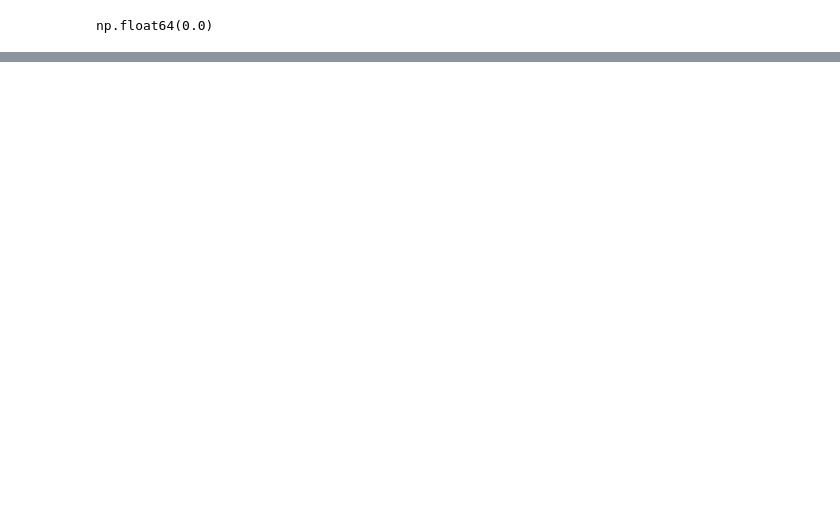
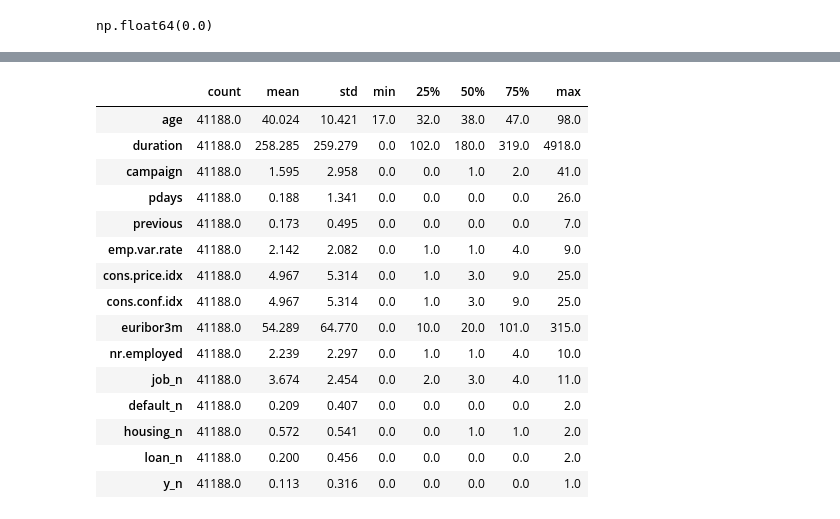
Before and after one commit to 4GeeksAcademy/first-ml-algorithm-Ana-Beren, a Jupyter notebook: src/explore.ipynb, the cells around one changed output, grey strips where cells are left out. Drawn from its saved outputs; the diff is of its cells as text; code cells hidden in the pictures; blank space fills up the shorter version.

```diff
--- a/src/explore.ipynb
+++ b/src/explore.ipynb
@@ -113,3 +130,13 @@ ds.describe().T
 ds.isnull().any(axis=1).sum()/len(ds)*100
 # %% [output]
 np.float64(0.0)
+# %%
+label_encoder = LabelEncoder()
+
+#Aplico el encoder a la columna que a cada valor le aplica un valor numérico
+ds["job"] = label_encoder.fit_transform(ds["job"])
+ds["default"] = label_encoder.fit_transform(ds["default"])
+ds["housing"] = label_encoder.fit_transform(ds["housing"])
+ds["loan"] = label_encoder.fit_transform(ds["loan"])
+ds["y"] = label_encoder.fit_transform(ds["y"])
+ds
@@ -115,0 +174,18 @@ np.float64(0.0)
+# %%
+
+ds["campaign"] = pd.factorize(ds["campaign"])[0]
+ds["pdays"] = pd.factorize(ds["pdays"])[0]
+ds["previous"] = pd.factorize(ds["previous"])[0]
+ds["emp.var.rate"] = pd.factorize(ds["emp.var.rate"])[0]
+ds["cons.price.idx"] = pd.factorize(ds["cons.price.idx"])[0]
+ds["cons.conf.idx"] = pd.factorize(ds["cons.conf.idx"])[0]
+ds["euribor3m"] = pd.factorize(ds["euribor3m"])[0]
+ds["nr.employed"] = pd.factorize(ds["nr.employed"])[0]
+ds["y_n"] = pd.factorize(ds["y"])[0]
+
+fig, axes = plt.subplots(figsize=(15, 15))
+
+sns.heatmap(ds[["campaign", "pdays", "previous", "emp.var.rate", "cons.price.idx", "cons.conf.idx", "euribor3m", "nr.employed"]].corr(), annot=True, fmt=".2f")
+
+plt.tight_layout()
+plt.show()
@@ -115,0 +194,19 @@ np.float64(0.0)
+# %%
+ds.describe().T.round(3)
+# %% [output]
+|  | count | mean | std | min | 25% | 50% | 75% | max |
+| age | 41188.0 | 40.024 | 10.421 | 17.0 | 32.0 | 38.0 | 47.0 | 98.0 |
+| duration | 41188.0 | 258.285 | 259.279 | 0.0 | 102.0 | 180.0 | 319.0 | 4918.0 |
+| campaign | 41188.0 | 1.595 | 2.958 | 0.0 | 0.0 | 1.0 | 2.0 | 41.0 |
+| pdays | 41188.0 | 0.188 | 1.341 | 0.0 | 0.0 | 0.0 | 0.0 | 26.0 |
+| previous | 41188.0 | 0.173 | 0.495 | 0.0 | 0.0 | 0.0 | 0.0 | 7.0 |
+| emp.var.rate | 41188.0 | 2.142 | 2.082 | 0.0 | 1.0 | 1.0 | 4.0 | 9.0 |
+| cons.price.idx | 41188.0 | 4.967 | 5.314 | 0.0 | 1.0 | 3.0 | 9.0 | 25.0 |
+| cons.conf.idx | 41188.0 | 4.967 | 5.314 | 0.0 | 1.0 | 3.0 | 9.0 | 25.0 |
+| euribor3m | 41188.0 | 54.289 | 64.770 | 0.0 | 10.0 | 20.0 | 101.0 | 315.0 |
+| nr.employed | 41188.0 | 2.239 | 2.297 | 0.0 | 1.0 | 1.0 | 4.0 | 10.0 |
+| job_n | 41188.0 | 3.674 | 2.454 | 0.0 | 2.0 | 3.0 | 4.0 | 11.0 |
+| default_n | 41188.0 | 0.209 | 0.407 | 0.0 | 0.0 | 0.0 | 0.0 | 2.0 |
+| housing_n | 41188.0 | 0.572 | 0.541 | 0.0 | 0.0 | 1.0 | 1.0 | 2.0 |
+| loan_n | 41188.0 | 0.200 | 0.456 | 0.0 | 0.0 | 0.0 | 0.0 | 2.0 |
+| y_n | 41188.0 | 0.113 | 0.316 | 0.0 | 0.0 | 0.0 | 0.0 | 1.0 |
```
Also changed, not shown: parts of 23 cells of this notebook.
